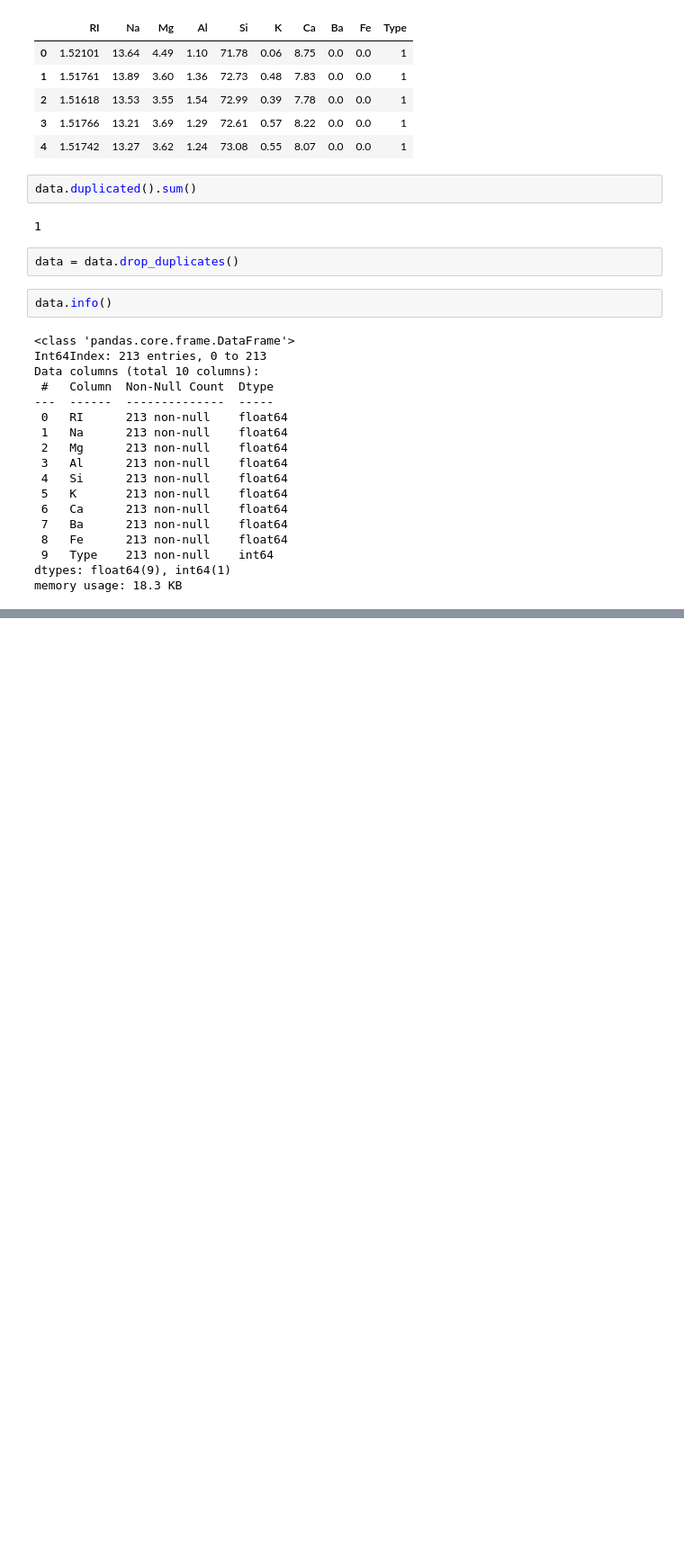
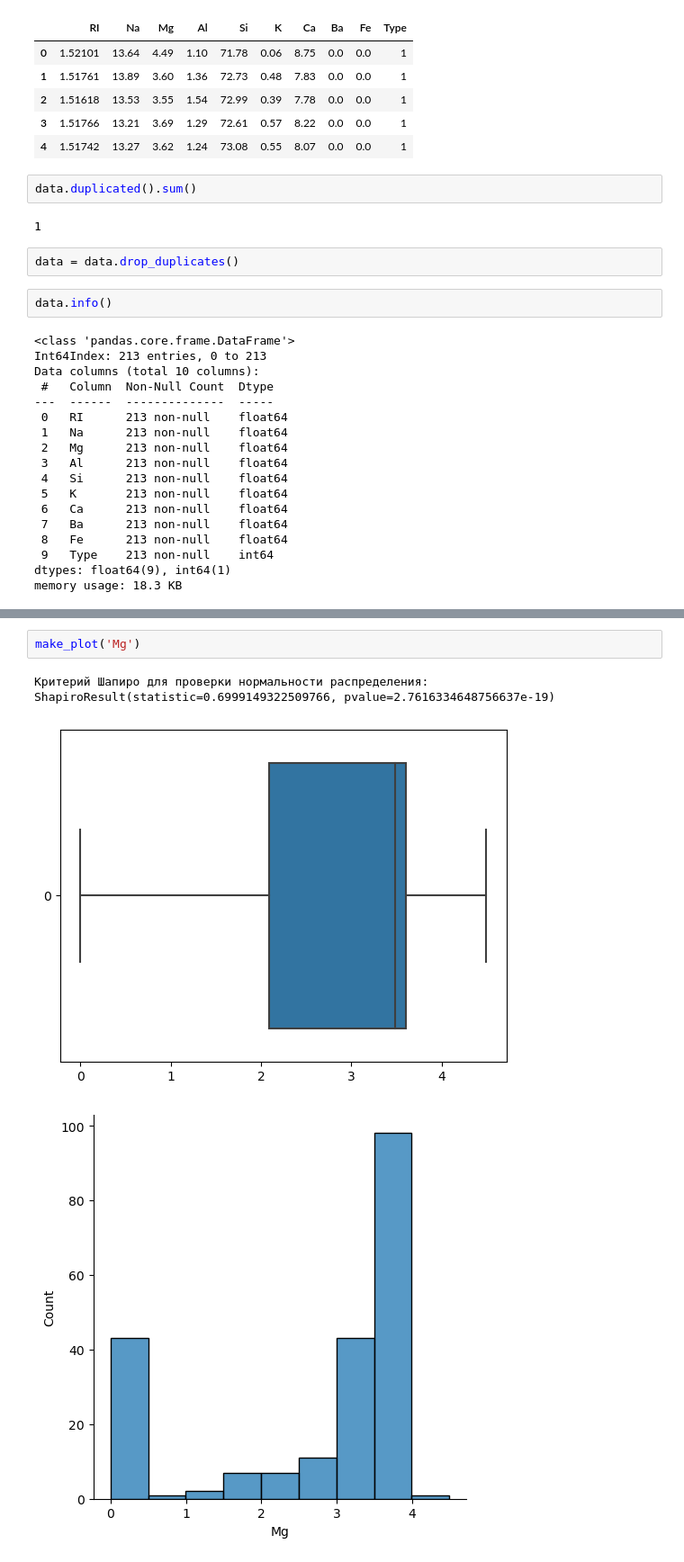
Before and after one commit to msavilov/Feature_Engineering_ML, a Jupyter notebook: 7_Work_with_outliers/work_with_outliers.ipynb, the cells around one changed output, grey strips where cells are left out. Shown at 90% size. Saved outputs shown, nothing was run; the diff lists cells and outputs as text; blank space fills up the shorter version.

```diff
--- a/7_Work_with_outliers/work_with_outliers.ipynb
+++ b/7_Work_with_outliers/work_with_outliers.ipynb
@@ -70,0 +142,6 @@ memory usage: 18.3 KB
+# %%
+make_plot('Mg')
+# %% [output]
+Критерий Шапиро для проверки нормальности распределения: ShapiroResult(statistic=0.6999149322509766, pvalue=2.7616334648756637e-19)
+[figure, added]
+[figure, added]
```
Also changed, not shown: parts of 44 cells of this notebook.
